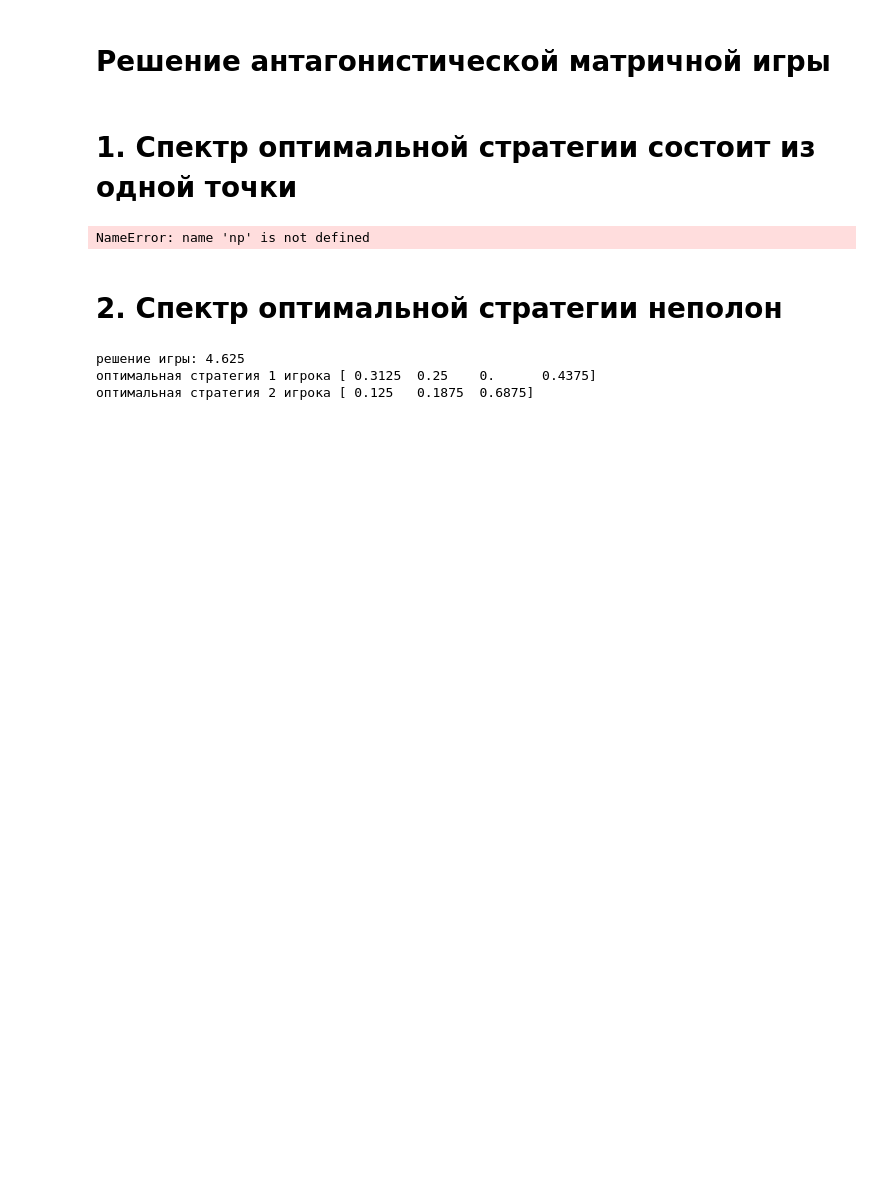
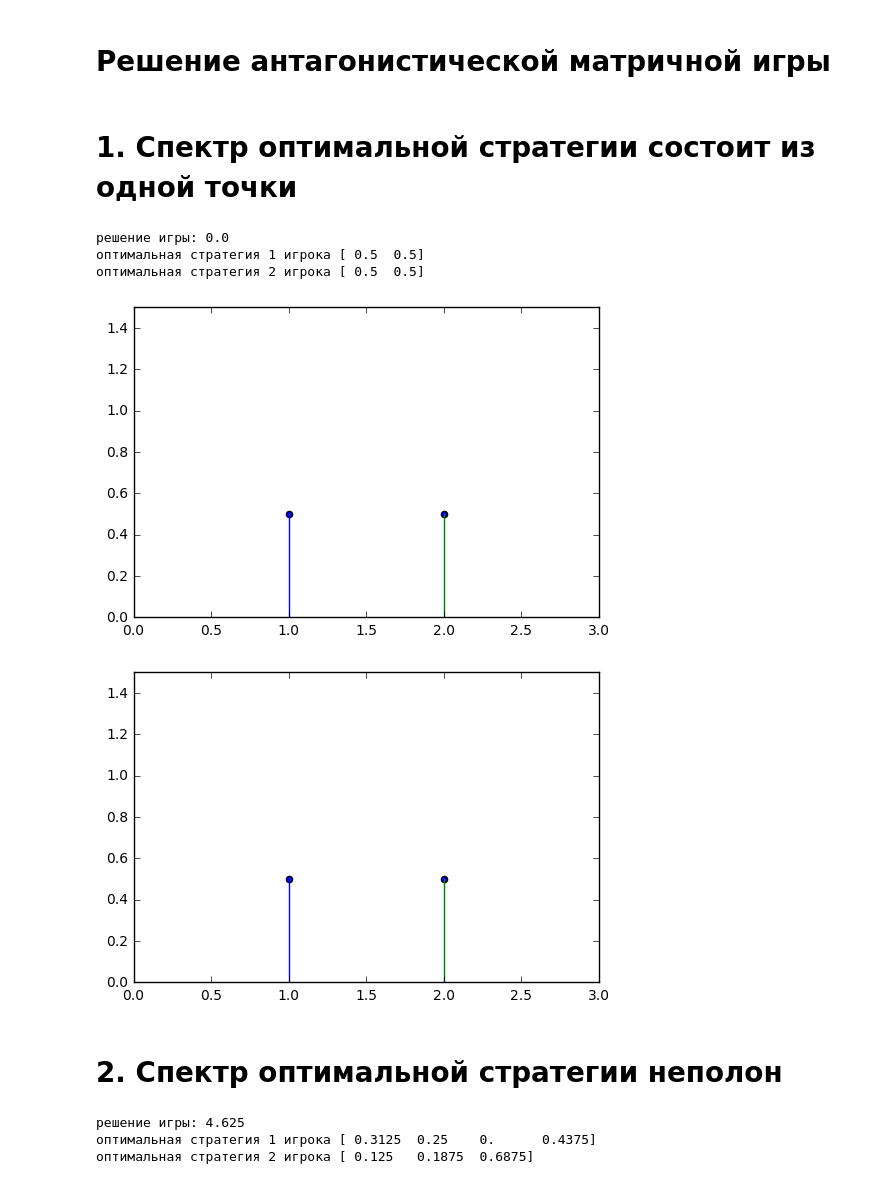
Before and after one commit to artempyanykh/prac-5sem-2016, a Jupyter notebook: submissions/task1/darush-kenessova/kenessova_darush_task1.ipynb, the cells around one changed output. Saved outputs shown, nothing was run; the diff lists cells and outputs as text; code cells hidden in the pictures; blank space fills up the shorter version.

```diff
--- a/submissions/task1/darush-kenessova/darush_kenessova_task1.ipynb
+++ b/submissions/task1/darush-kenessova/kenessova_darush_task1.ipynb
@@ -8,6 +8,7 @@ import matplotlib.pyplot as plt
 def nash_equilibrium(mas):
     n, m = np.shape(mas)
     t_mas = np.array(mas).T
+    is_neg = 0
     p = [0]*n
     q = [0]*m
     min1 = np.empty(n)
@@ -33,16 +34,18 @@ def nash_equilibrium(mas):
     min_mas = np.amin(mas)
     if (min_mas<0):
         mas += abs(min_mas)
+        is_neg=1
     c = [1]*n
     b = [-1]*m
-    result = linprog(c, -t_mas, b)
+    result = linprog(c, -np.array(mas).T, b)
     v = 1/np.sum(result.x)
     p = v * result.x
     c = [-1]*m
     b = [1]*n
     q = v * linprog(c, mas, b).x
+    if(is_neg):
+        return v+min_mas,p,q
     return v,p,q
-
 def draw(p,q):
     plt.xlim([0, len(p)+1])
     plt.ylim([0, np.max(p)+1])
@@ -60,14 +63,19 @@ def draw(p,q):
 # %% [markdown]
 # 1. Cпектр оптимальной стратегии состоит из одной точки
 # %%
-main_mas = np.array([[2, 1, 3],
-                     [10, 7, 5]])
+main_mas = np.array([[-1, 1],
+                     [1, -1]])
 v,p,q = nash_equilibrium(main_mas)
 print ('решение игры:', v)
 print ('оптимальная стратегия 1 игрока', p)
 print ('оптимальная стратегия 2 игрока', q)
+draw(p,q)
 # %% [output]
-NameError: name 'np' is not defined
+решение игры: 0.0
+оптимальная стратегия 1 игрока [ 0.5  0.5]
+оптимальная стратегия 2 игрока [ 0.5  0.5]
+[figure, added]
+[figure, added]
 # %% [markdown]
 # 2. Cпектр оптимальной стратегии неполон
 # %%
```
Also changed, not shown: parts of 2 cells of this notebook.
